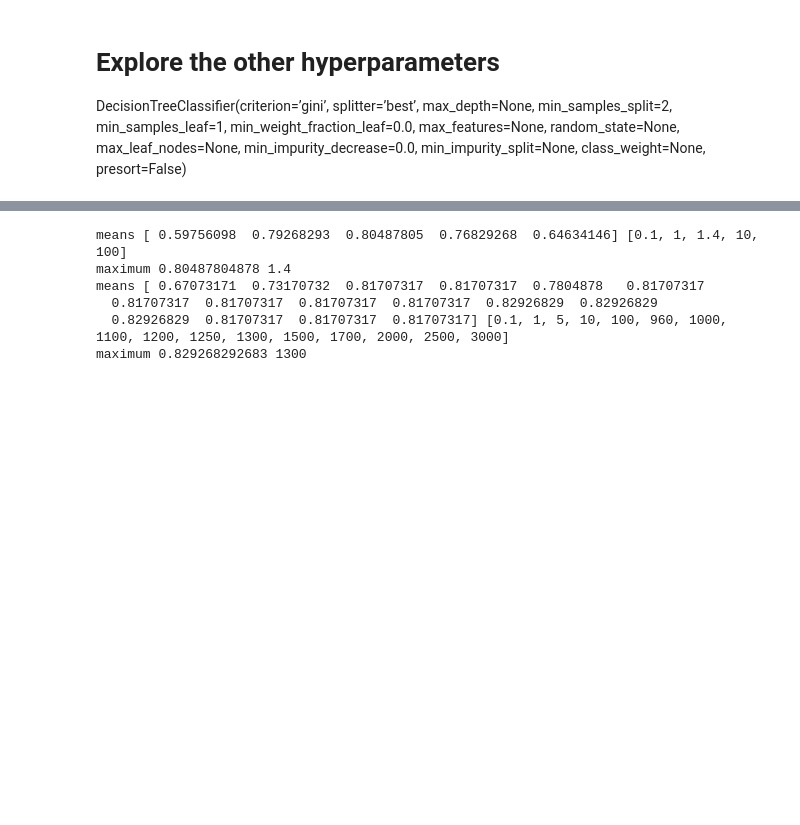
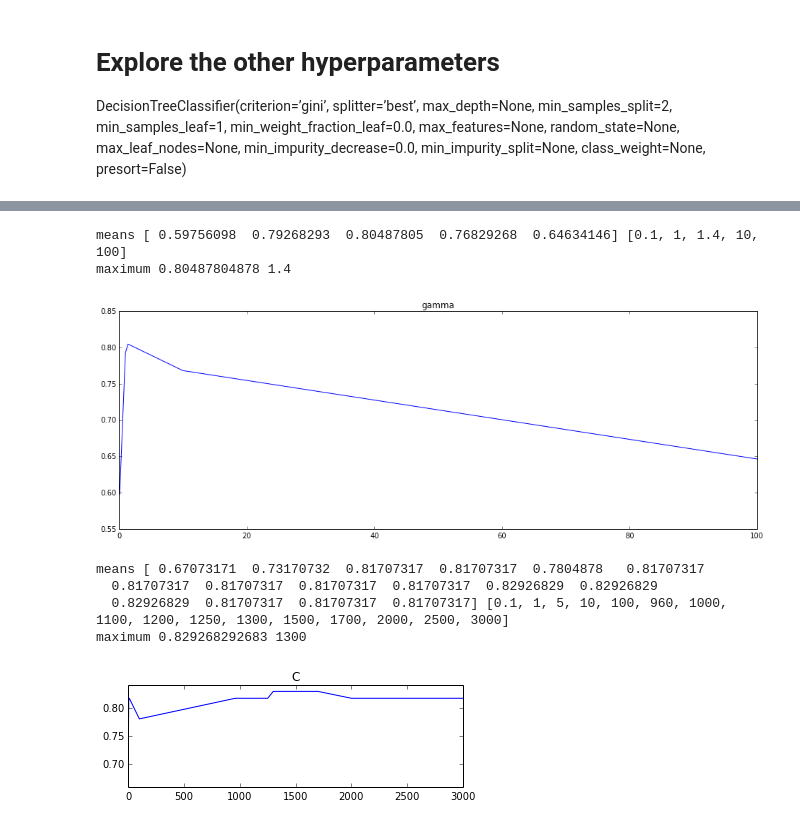
Before and after one commit to sintefmath/GeiloWinterSchool2018, a Jupyter notebook: course_material/svm.ipynb, the cells around one changed output, grey strips where cells are left out. Drawn from its saved outputs; the diff is of its cells as text; code cells hidden in the pictures; blank space fills up the shorter version.

```diff
--- a/course_material/svm.ipynb
+++ b/course_material/svm.ipynb
@@ -469,7 +499,7 @@ def evaluate_param(parameter, num_range, index,clf,y_train):
 #paramvalues=map(itemgetter(1),grid_search.cv_results_['params'])
 #print('paramvalues',paramvalues)
 #grid_search.cv_results_['params'].values()))
-    prettyPicture(grid_search.best_estimator_, X, Y,index);
+#    prettyPicture(grid_search.best_estimator_, X, Y,index);
 
 #    for mean, std, params in zip(means, stds, grid_search.cv_results_['params']):
     plt.subplot(2,1,index)
@@ -484,7 +514,7 @@ def evaluate_param(parameter, num_range, index,clf,y_train):
 
     maxi = means.argmax(); maxmean = means[maxi]; parmax=num_range[maxi]
     print('maximum',maxmean,parmax)
-#    plt.show()
+    plt.show()
 #    print('index',index)
     return plot
 #    df = pd.DataFrame.from_dict(df, orient='index')
@@ -502,40 +532,43 @@ y_t=Y
 #print('trainsize',X_train.shape)
 
 #from sklearn.utils import shuffle
 #X_train,y_t = shuffle(X_train,y_t)
 
 #print('trainsize',y_t.shape)
 index = 1
 count = 1
 plt.figure(figsize=(16,12))
 for parameter, param_range in dict.items(param_gridrf):
     evaluate_param(parameter, param_range, index,svra,y_t)
     index += 1
 #    print('index')
     import matplotlib.pylab as pylab
 #    params = {'legend.fontsize': 'small',
       #'figure.figsize': (15, 5),
 #     'axes.labelsize': 'small',
 #     'axes.titlesize':'small',
 #     'xtick.labelsize':'small',
 #     'ytick.labelsize':'small'}
 #    pylab.rcParams.update(params)
 #    plt.rcParams['font.size']=24
 #    plt.rcParams['axes.labelsize']=24
-    flag = 'performance %s' % str(index)
-#    print(flag)
-    plt.savefig(flag + '.png',box_inches='tight')
+
+#    flag = 'performance %s' % str(index)
+
+#    plt.savefig(flag + '.png',box_inches='tight')
 #    plt.show()
 
 # GAMMA - maximum 0.80487804878 1.401
 #  C - maximum 0.817073170732 960.1
 # %% [output]
 means [ 0.59756098  0.79268293  0.80487805  0.76829268  0.64634146] [0.1, 1, 1.4, 10, 100]
 maximum 0.80487804878 1.4
-means [ 0.67073171  0.73170732  0.81707317  0.81707317  0.7804878   0.81707317
-  0.81707317  0.81707317  0.81707317  0.81707317  0.82926829  0.82926829
-  0.82926829  0.81707317  0.81707317  0.81707317] [0.1, 1, 5, 10, 100, 960, 1000, 1100, 1200, 1250, 1300, 1500, 1700, 2000, 2500, 3000]
-maximum 0.829268292683 1300
+[figure, added]
+means [ 0.67073171  0.73170732  0.81707317  0.81707317  0.7804878   0.81707317
+  0.81707317  0.81707317  0.81707317  0.81707317  0.82926829  0.82926829
+  0.82926829  0.81707317  0.81707317  0.81707317] [0.1, 1, 5, 10, 100, 960, 1000, 1100, 1200, 1250, 1300, 1500, 1700, 2000, 2500, 3000]
+maximum 0.829268292683 1300
+[figure, added]
 # %%
 from sklearn.utils import shuffle
 X_train,y_t = shuffle(X_train,y_t)
```
Also changed, not shown: parts of 10 cells of this notebook, 17 other files.
